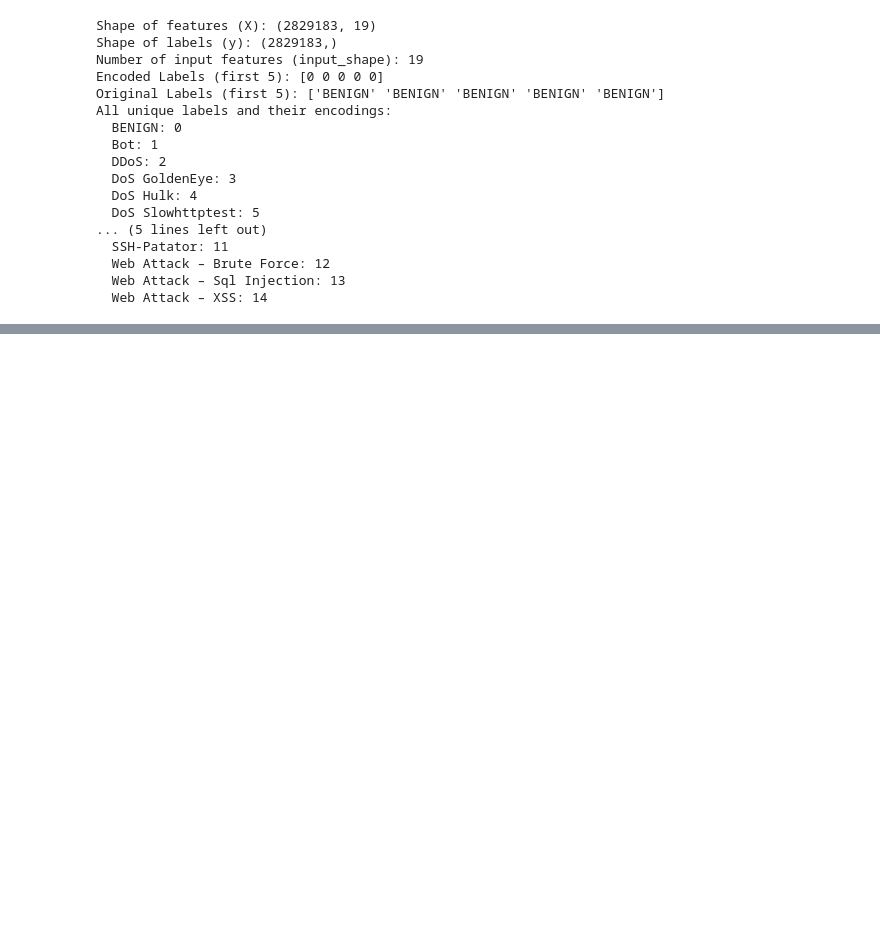
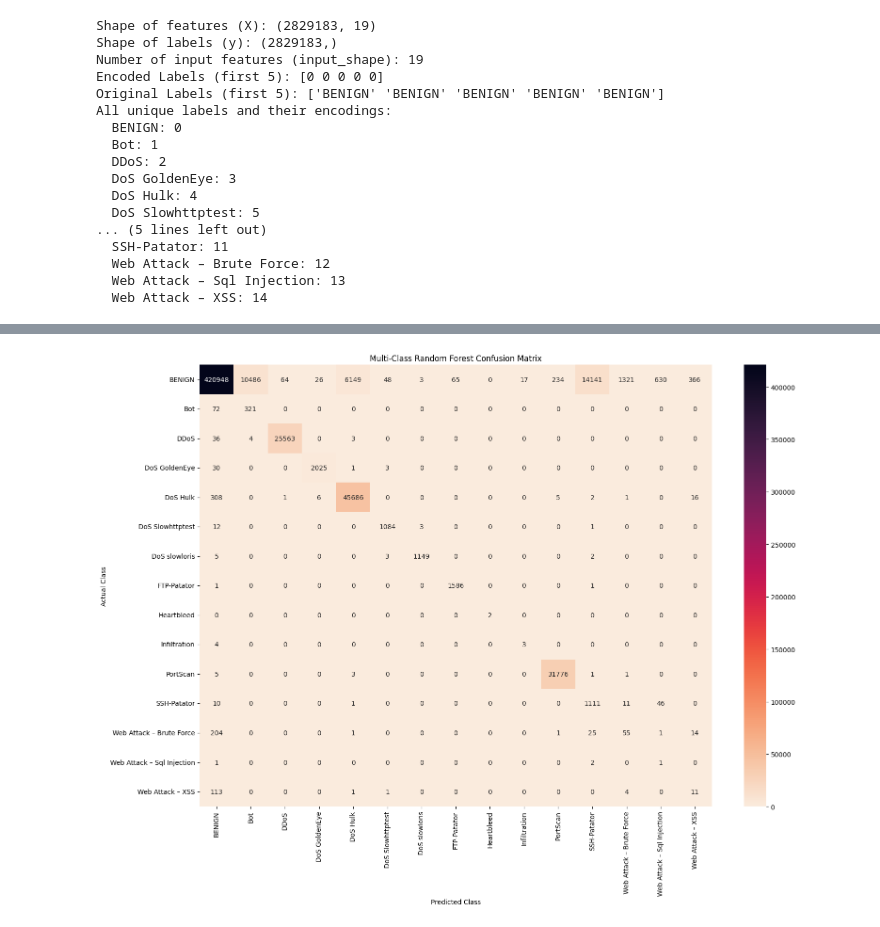
Before and after one commit to Mondirkb/dataset-CIC-IDS-2017, a Jupyter notebook: data_processing.ipynb, the cells around one changed output, grey strips where cells are left out. Saved outputs shown, nothing was run; the diff lists cells and outputs as text; code cells hidden in the pictures; blank space fills up the shorter version.

```diff
--- a/data_processing.ipynb
+++ b/data_processing.ipynb
@@ -276,0 +863,17 @@ All unique labels and their encodings:
+# %%
+# ============================================================
+# 3.4 Multi-Class Random Forest Model
+# ============================================================
+
+from sklearn.ensemble import RandomForestClassifier
+
+rf_multi_model = RandomForestClassifier(
+    n_estimators=100,
+    random_state=42,
+    n_jobs=-1,
+    class_weight="balanced"
+)
+
+rf_multi_model.fit(X_multi_train_scaled, y_multi_train)
+
+print("Multi-class Random Forest training completed.")
@@ -276,0 +933,28 @@ All unique labels and their encodings:
+# %%
+# ============================================================
+# 3.6 Multi-Class Confusion Matrix Visualization
+# ============================================================
+
+import matplotlib.pyplot as plt
+import seaborn as sns
+
+plt.figure(figsize=(16, 12))
+
+sns.heatmap(
+    cm_multi,
+    annot=True,
+    fmt="d",
+    cmap="rocket_r",
+    xticklabels=label_encoder_multi.classes_,
+    yticklabels=label_encoder_multi.classes_
+)
+
+plt.title("Multi-Class Random Forest Confusion Matrix")
+plt.xlabel("Predicted Class")
+plt.ylabel("Actual Class")
+plt.xticks(rotation=90)
+plt.yticks(rotation=0)
+plt.tight_layout()
+plt.show()
+# %% [output]
+[figure, added]
```
Also changed, not shown: parts of 45 cells of this notebook.
